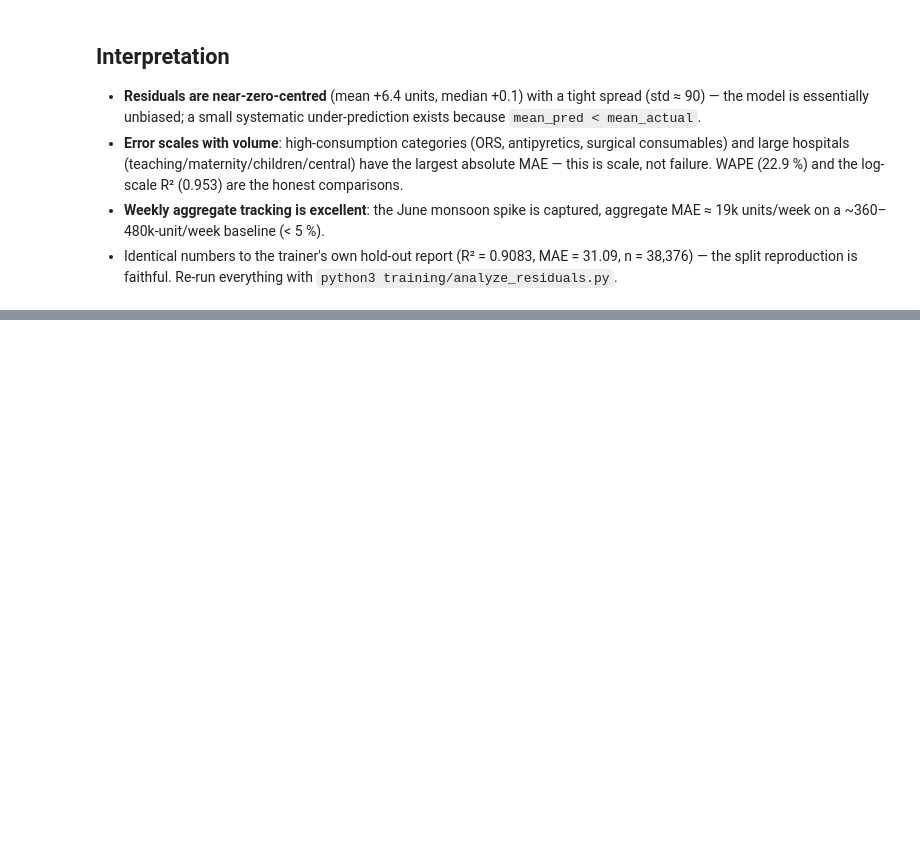
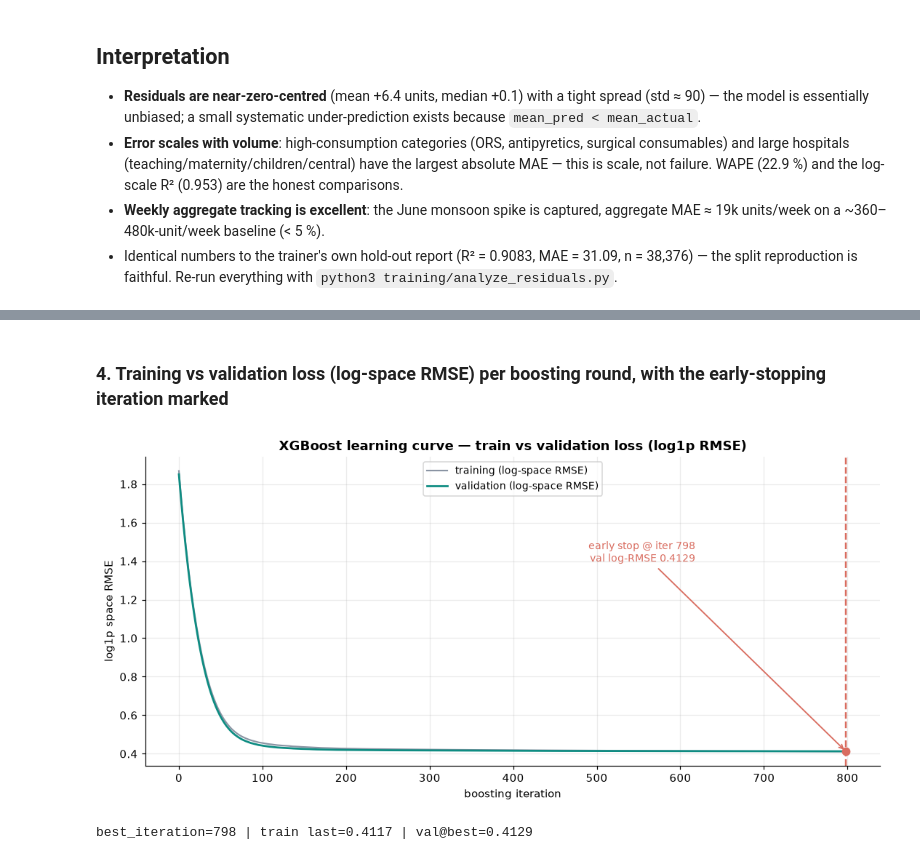
Before and after one commit to 17sushil/MedBridge, a Jupyter notebook: apps/ml-service/notebooks/05_residual_and_test_analysis.ipynb, the cells around one changed output, grey strips where cells are left out. Saved outputs shown, nothing was run; the diff lists cells and outputs as text; code cells hidden in the pictures; blank space fills up the shorter version.

```diff
--- a/apps/ml-service/notebooks/05_residual_and_test_analysis.ipynb
+++ b/apps/ml-service/notebooks/05_residual_and_test_analysis.ipynb
@@ -174,0 +209,25 @@ saved: /home/user/MedBridge/apps/ml-service/reports/residual_analysis
+# %% [markdown]
+### 4. Training vs validation loss (log-space RMSE) per boosting round, with the early-stopping iteration marked
+# %%
+hist = pd.read_csv(ROOT / "artifacts" / "metrics" / "training_history.csv")
+best_iter = bundle.get("best_iteration")
+
+fig, ax = plt.subplots(figsize=(10, 4.8))
+ax.plot(hist["iteration"], hist["train_log_rmse"], color=GREY, lw=1.4, label="training (log-space RMSE)")
+ax.plot(hist["iteration"], hist["validation_log_rmse"], color=TEAL, lw=1.8, label="validation (log-space RMSE)")
+ax.axvline(best_iter, color=CORAL, ls="--", lw=1.6)
+bv = hist.loc[hist["iteration"] == best_iter, "validation_log_rmse"].iloc[0]
+ax.scatter([best_iter], [bv], color=CORAL, zorder=5, s=45)
+ax.annotate(f"early stop @ iter {best_iter}\nval log-RMSE {bv:.4f}",
+            xy=(best_iter, bv), xytext=(best_iter - 180, ax.get_ylim()[1] * 0.72),
+            color=CORAL, fontsize=9, ha="right",
+            arrowprops=dict(arrowstyle="->", color=CORAL, lw=1.2))
+ax.set_title("XGBoost learning curve — train vs validation loss (log1p RMSE)", fontweight="bold")
+ax.set_xlabel("boosting iteration"); ax.set_ylabel("log1p space RMSE")
+ax.legend(fontsize=9); ax.grid(alpha=0.25); ax.spines[["top", "right"]].set_visible(False)
+plt.tight_layout(); plt.show()
+fig.savefig(OUT / "training_validation_loss.png", dpi=150, bbox_inches="tight")
+print(f"best_iteration={best_iter} | train last={hist['train_log_rmse'].iloc[-1]:.4f} | val@best={bv:.4f}")
+# %% [output]
+[figure, added]
+best_iteration=798 | train last=0.4117 | val@best=0.4129
```
Also changed, not shown: parts of 3 cells of this notebook, 8 other files.
